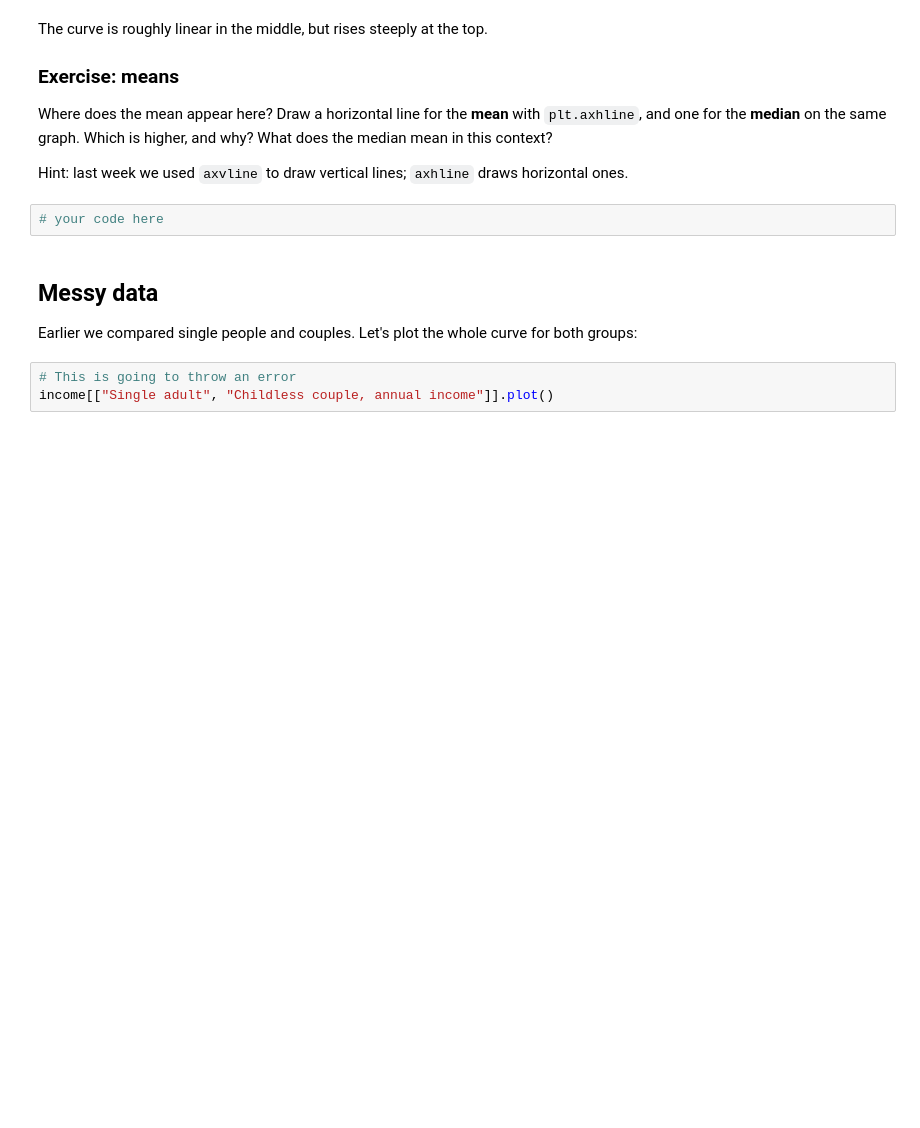
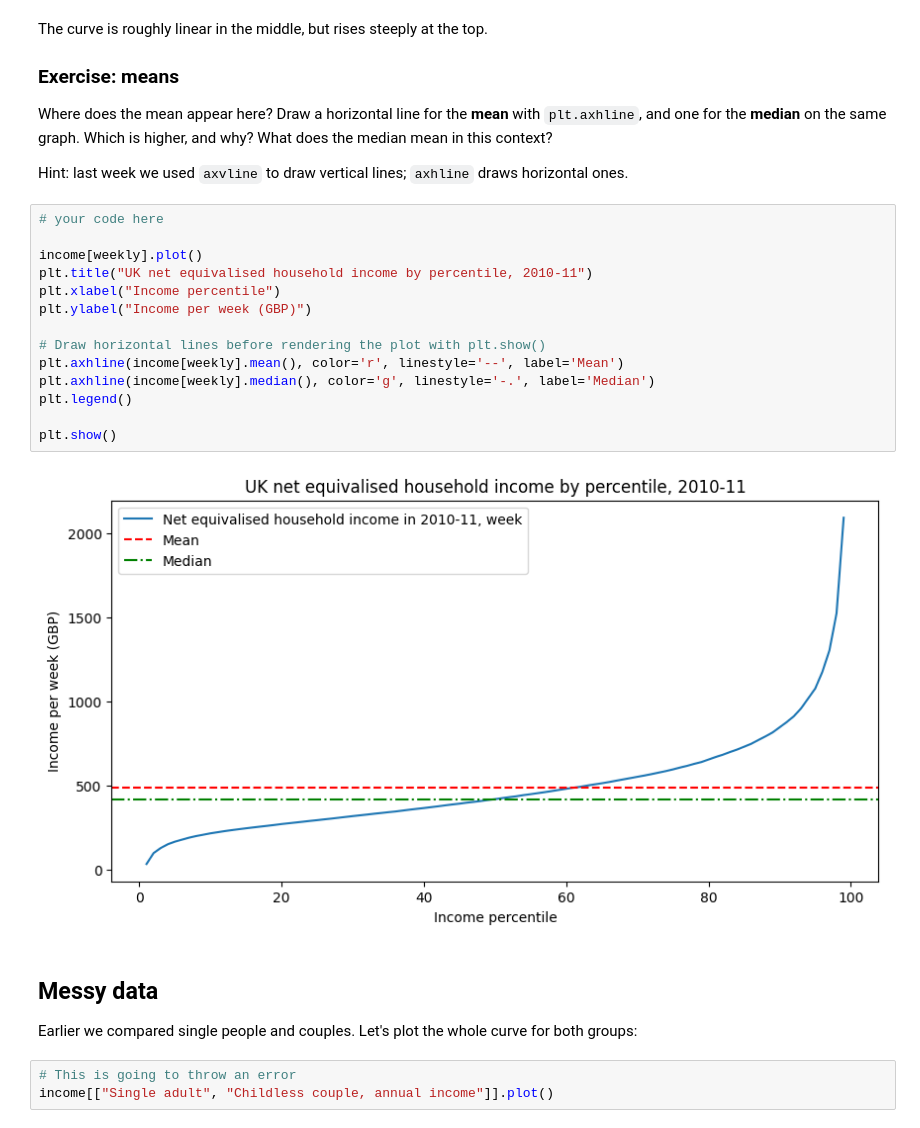
Before and after one commit to youraverax/QM2, a Jupyter notebook: notebooks/W02. Pandas_SAMUEL.ipynb, the cells around one changed output. Saved outputs shown, nothing was run; the diff lists cells and outputs as text; blank space fills up the shorter version.

```diff
--- a/notebooks/W02. Pandas_SAMUEL.ipynb
+++ b/notebooks/W02. Pandas_SAMUEL.ipynb
@@ -151,6 +156,20 @@ Where does the mean appear here? Draw a horizontal line for the **mean** with `p
 Hint: last week we used `axvline` to draw vertical lines; `axhline` draws horizontal ones.
 # %%
 # your code here
+
+income[weekly].plot()
+plt.title("UK net equivalised household income by percentile, 2010-11")
+plt.xlabel("Income percentile")
+plt.ylabel("Income per week (GBP)")
+
+# Draw horizontal lines before rendering the plot with plt.show()
+plt.axhline(income[weekly].mean(), color='r', linestyle='--', label='Mean')
+plt.axhline(income[weekly].median(), color='g', linestyle='-.', label='Median')
+plt.legend()
+
+plt.show()
+# %% [output]
+[figure, added]
 # %% [markdown]
 ## Messy data
 
```
Also changed, not shown: parts of 2 cells of this notebook.
